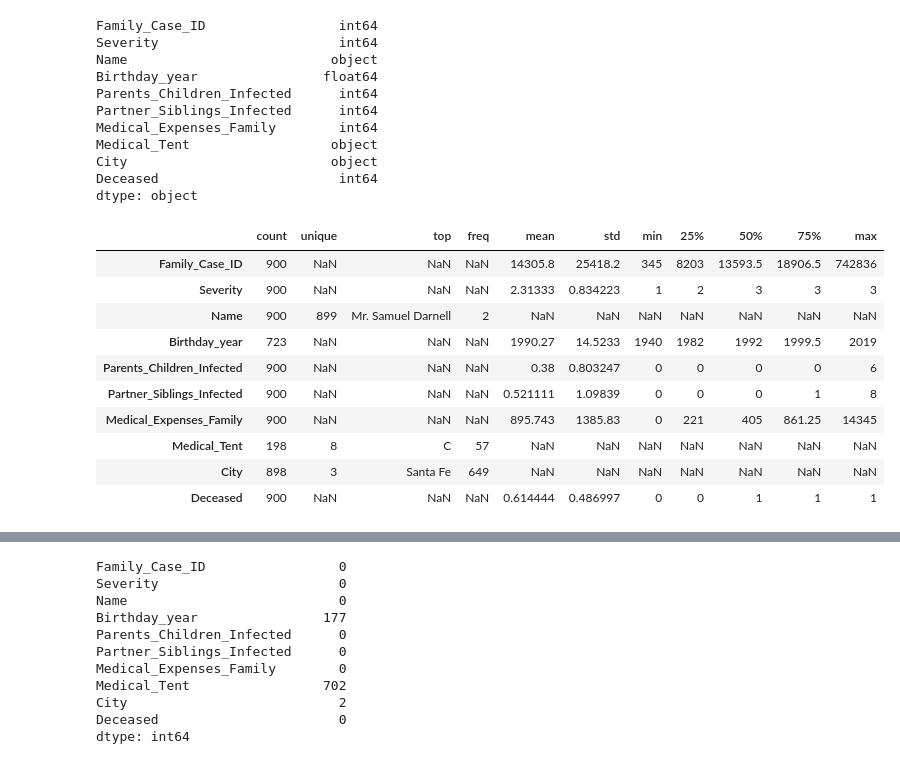
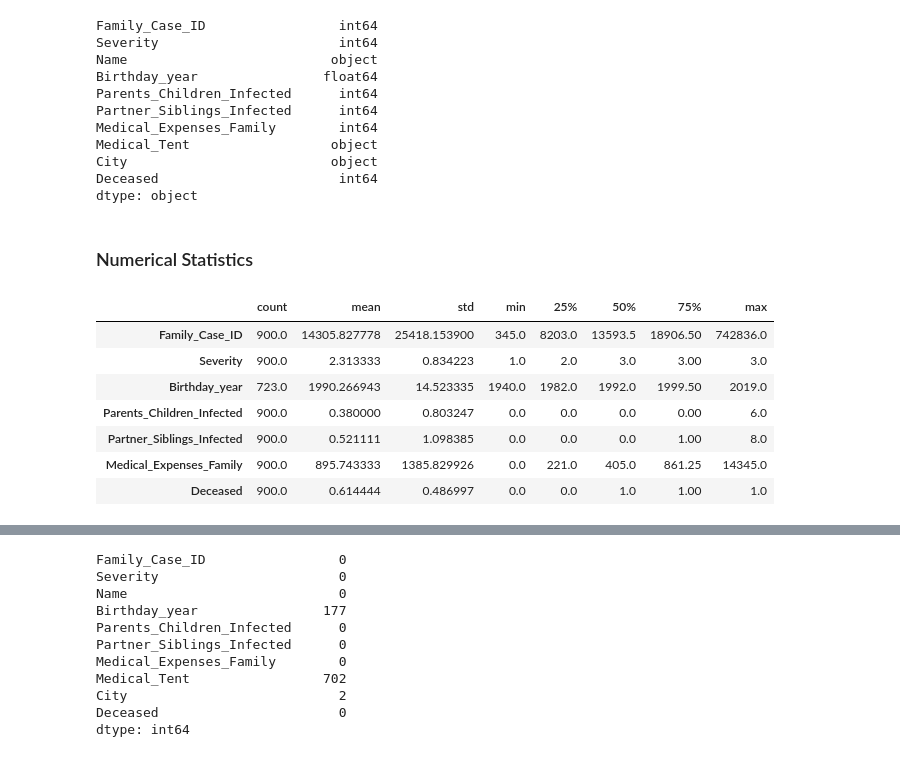
Before and after one commit to DavidSilva98/ML_project, a Jupyter notebook: group7.ipynb, the cells around one changed output, grey strips where cells are left out. Saved outputs shown, nothing was run; the diff lists cells and outputs as text; code cells hidden in the pictures.

```diff
--- a/group7.ipynb
+++ b/group7.ipynb
@@ -105,17 +112,16 @@ Medical_Tent                  object
 City                          object
 Deceased                       int64
 dtype: object
+# %% [markdown]
+### Numerical Statistics
 # %%
-train_df.describe(include="all").transpose()
+train_df.describe().transpose()
 # %% [output]
-|  | count | unique | top | freq | mean | std | min | 25% | 50% | 75% | max |
-| Family_Case_ID | 900 | NaN | NaN | NaN | 14305.8 | 25418.2 | 345 | 8203 | 13593.5 | 18906.5 | 742836 |
-| Severity | 900 | NaN | NaN | NaN | 2.31333 | 0.834223 | 1 | 2 | 3 | 3 | 3 |
-| Name | 900 | 899 | Mr. Samuel Darnell | 2 | NaN | NaN | NaN | NaN | NaN | NaN | NaN |
-| Birthday_year | 723 | NaN | NaN | NaN | 1990.27 | 14.5233 | 1940 | 1982 | 1992 | 1999.5 | 2019 |
-| Parents_Children_Infected | 900 | NaN | NaN | NaN | 0.38 | 0.803247 | 0 | 0 | 0 | 0 | 6 |
-| Partner_Siblings_Infected | 900 | NaN | NaN | NaN | 0.521111 | 1.09839 | 0 | 0 | 0 | 1 | 8 |
-| Medical_Expenses_Family | 900 | NaN | NaN | NaN | 895.743 | 1385.83 | 0 | 221 | 405 | 861.25 | 14345 |
-| Medical_Tent | 198 | 8 | C | 57 | NaN | NaN | NaN | NaN | NaN | NaN | NaN |
-| City | 898 | 3 | Santa Fe | 649 | NaN | NaN | NaN | NaN | NaN | NaN | NaN |
-| Deceased | 900 | NaN | NaN | NaN | 0.614444 | 0.486997 | 0 | 0 | 1 | 1 | 1 |
+|  | count | mean | std | min | 25% | 50% | 75% | max |
+| Family_Case_ID | 900.0 | 14305.827778 | 25418.153900 | 345.0 | 8203.0 | 13593.5 | 18906.50 | 742836.0 |
+| Severity | 900.0 | 2.313333 | 0.834223 | 1.0 | 2.0 | 3.0 | 3.00 | 3.0 |
+| Birthday_year | 723.0 | 1990.266943 | 14.523335 | 1940.0 | 1982.0 | 1992.0 | 1999.50 | 2019.0 |
+| Parents_Children_Infected | 900.0 | 0.380000 | 0.803247 | 0.0 | 0.0 | 0.0 | 0.00 | 6.0 |
+| Partner_Siblings_Infected | 900.0 | 0.521111 | 1.098385 | 0.0 | 0.0 | 0.0 | 1.00 | 8.0 |
+| Medical_Expenses_Family | 900.0 | 895.743333 | 1385.829926 | 0.0 | 221.0 | 405.0 | 861.25 | 14345.0 |
+| Deceased | 900.0 | 0.614444 | 0.486997 | 0.0 | 0.0 | 1.0 | 1.00 | 1.0 |
```
Also changed, not shown: parts of 11 cells of this notebook.
